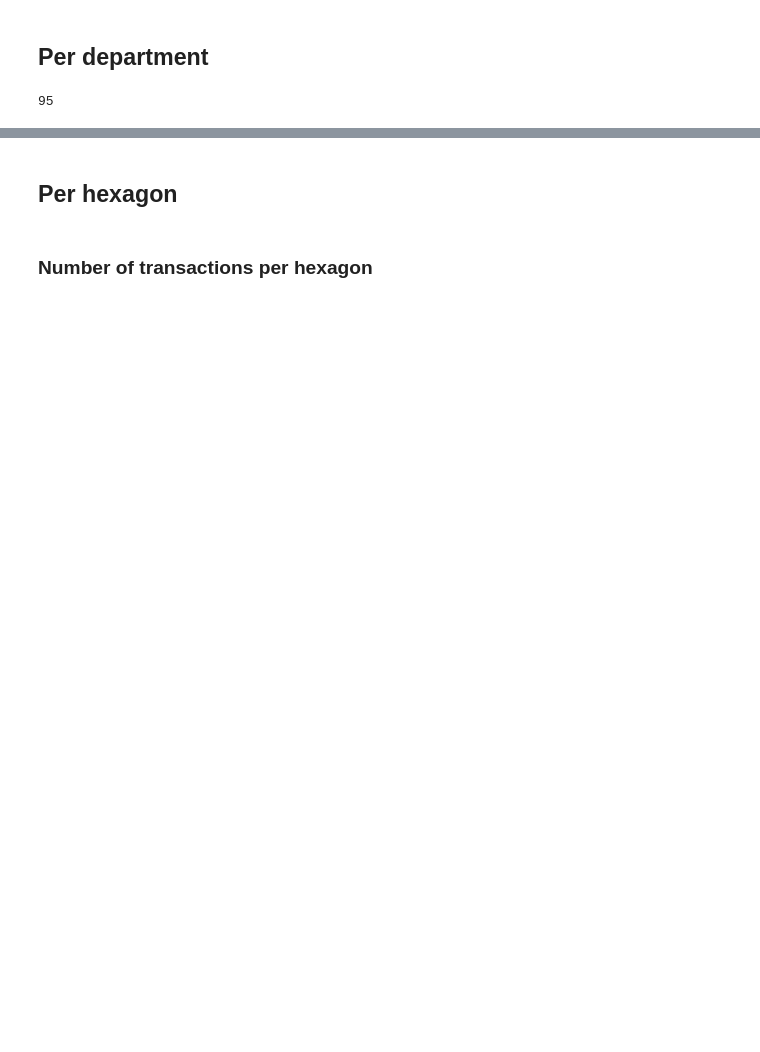
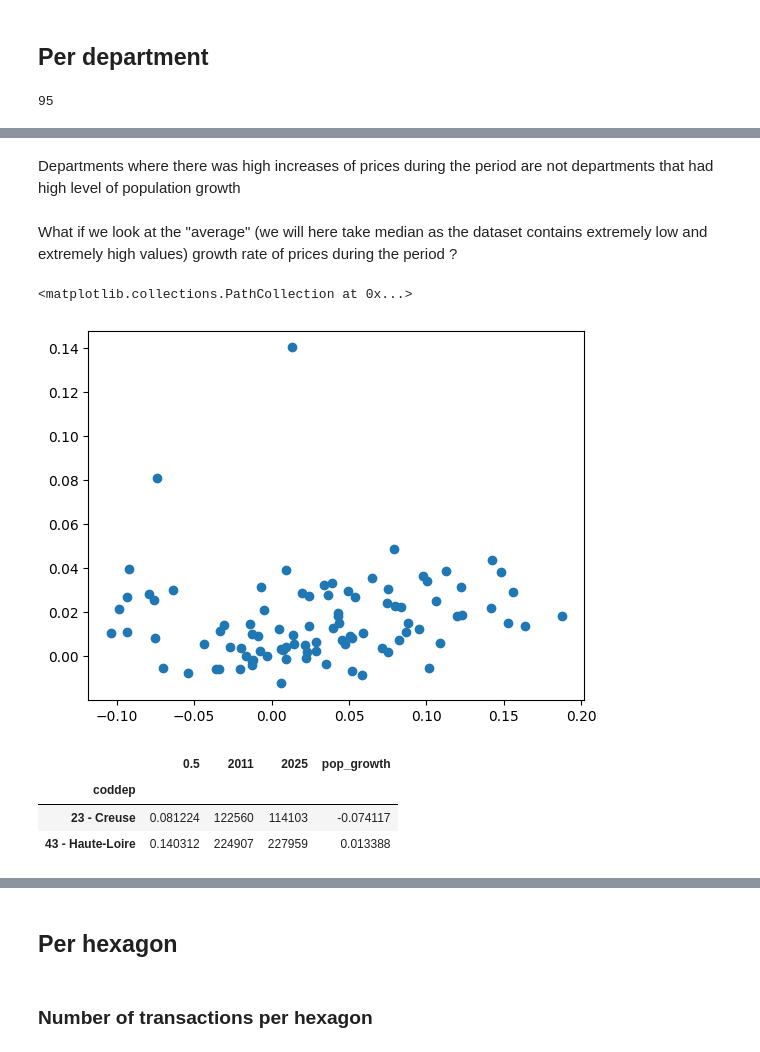
Before and after one commit to m-ligeret/price-signals-construction-activity, a Jupyter notebook: data_cleaning_trans.ipynb, the cells around one changed output, grey strips where cells are left out. Drawn from its saved outputs; the diff is of its cells as text; code cells hidden in the pictures; blank space fills up the shorter version.

```diff
--- a/data_cleaning_trans.ipynb
+++ b/data_cleaning_trans.ipynb
@@ -309,0 +336,22 @@ nb_transac_per_dep.to_csv("nb_transac_per_dep.csv")
+# %%
+deps = gpd.read_file("https://raw.githubusercontent.com/gregoiredavid/france-geojson/master/departements.geojson")
+
+def add_department_name(df):
+    df = df.merge(
+        deps[["code", "nom"]],
+        left_on="coddep",
+        right_on="code",
+        how="left"
+    )
+
+    df["coddep"] = (
+        df["code"].astype(str) + " - " + df["nom"]
+    )
+
+    df = (
+        df
+        .drop(columns=["code", "nom"])
+        .set_index("coddep")
+    )
+
+    return df
@@ -312,0 +462,25 @@ median_pm2_per_dep.to_csv("median_pm2_per_dep.csv")
+# %% [markdown]
+Departments where there was high increases of prices during the period are not departments that had high level of population growth
+# %% [markdown]
+What if we look at the "average" (we will here take median as the dataset contains extremely low and extremely high values) growth rate of prices during the period ?
+# %%
+pm2_growth_per_dep = gdf_final.groupby(["coddep","anneemut"])["p/m2"].median().unstack(1)
+pm2_growth_per_dep = pm2_growth_per_dep.pct_change(axis=1)
+pm2_growth_per_dep = pm2_growth_per_dep.quantile(0.5,axis=1).to_frame()
+add_department_name(pm2_growth_per_dep[0.5].sort_values(ascending=False).to_frame()).head(10)
+pm2_growth_pop_per_dep = add_department_pop(pm2_growth_per_dep)
+pm2_growth_pop_per_dep["pop_growth"] = (pm2_growth_pop_per_dep["2025"]-pm2_growth_pop_per_dep["2011"])/pm2_growth_pop_per_dep["2025"]
+plt.scatter(
+    pm2_growth_pop_per_dep["pop_growth"],
+    pm2_growth_pop_per_dep[0.5]
+)
+# %% [output]
+<matplotlib.collections.PathCollection at 0x...>
+[figure, added]
+# %%
+add_department_name(pm2_growth_pop_per_dep.loc[pm2_growth_pop_per_dep[0.5]>0.06])
+# %% [output]
+|  | 0.5 | 2011 | 2025 | pop_growth |
+| coddep |  |  |  |  |
+| 23 - Creuse | 0.081224 | 122560 | 114103 | -0.074117 |
+| 43 - Haute-Loire | 0.140312 | 224907 | 227959 | 0.013388 |
```
Also changed, not shown: parts of 22 cells of this notebook, 1 other file.
